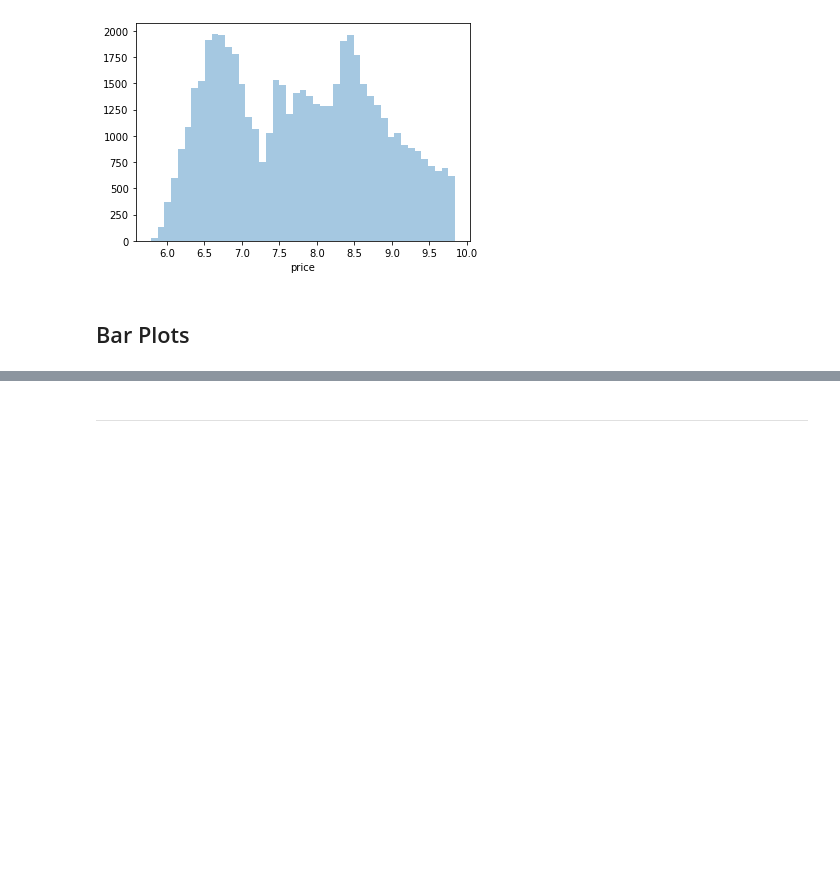
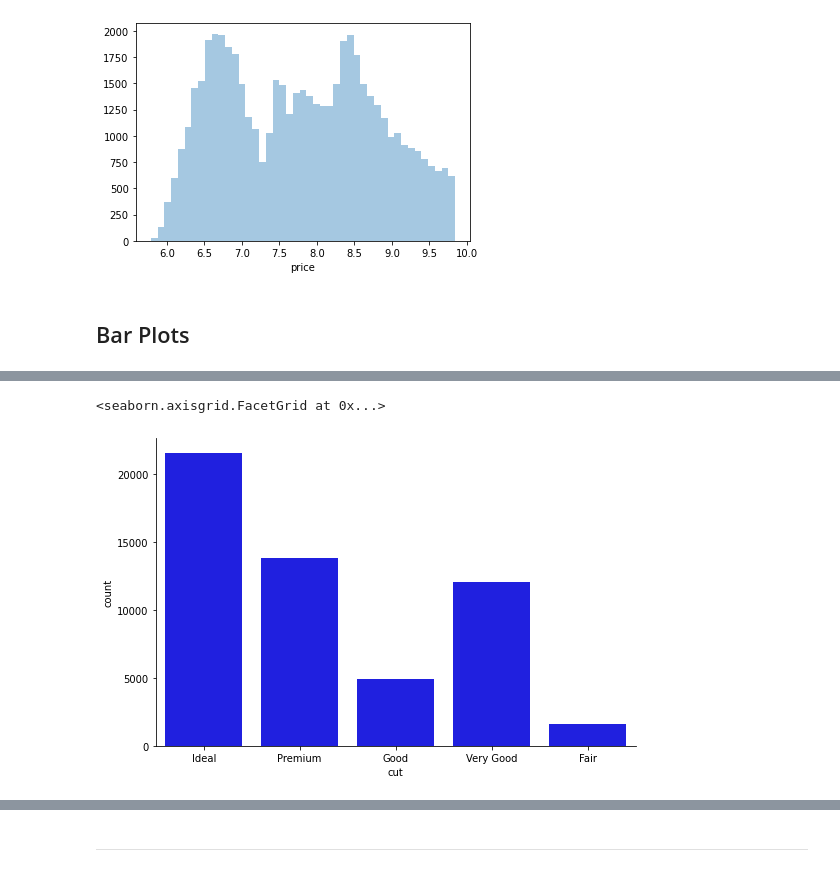
Before and after one commit to psygrammer/psypy, a Jupyter notebook: vis/notebooks/01_intro_basic_and_custermized_plotting.ipynb, the cells around one changed output, grey strips where cells are left out. Drawn from its saved outputs; the diff is of its cells as text; code cells hidden in the pictures; blank space fills up the shorter version.

```diff
--- a/vis/notebooks/01_intro_basic_and_custermized_plotting.ipynb
+++ b/vis/notebooks/01_intro_basic_and_custermized_plotting.ipynb
@@ -463,0 +532,6 @@ sns.distplot(np.log(diamonds_df.price), kde=False)
+# %%
+# Generate the same bar plot using seaborn:
+sns.catplot("cut", data=diamonds_df, aspect=1.5, kind="count", color="b")
+# %% [output]
+<seaborn.axisgrid.FacetGrid at 0x...>
+[figure, added]
```
Also changed, not shown: parts of 16 cells of this notebook.
